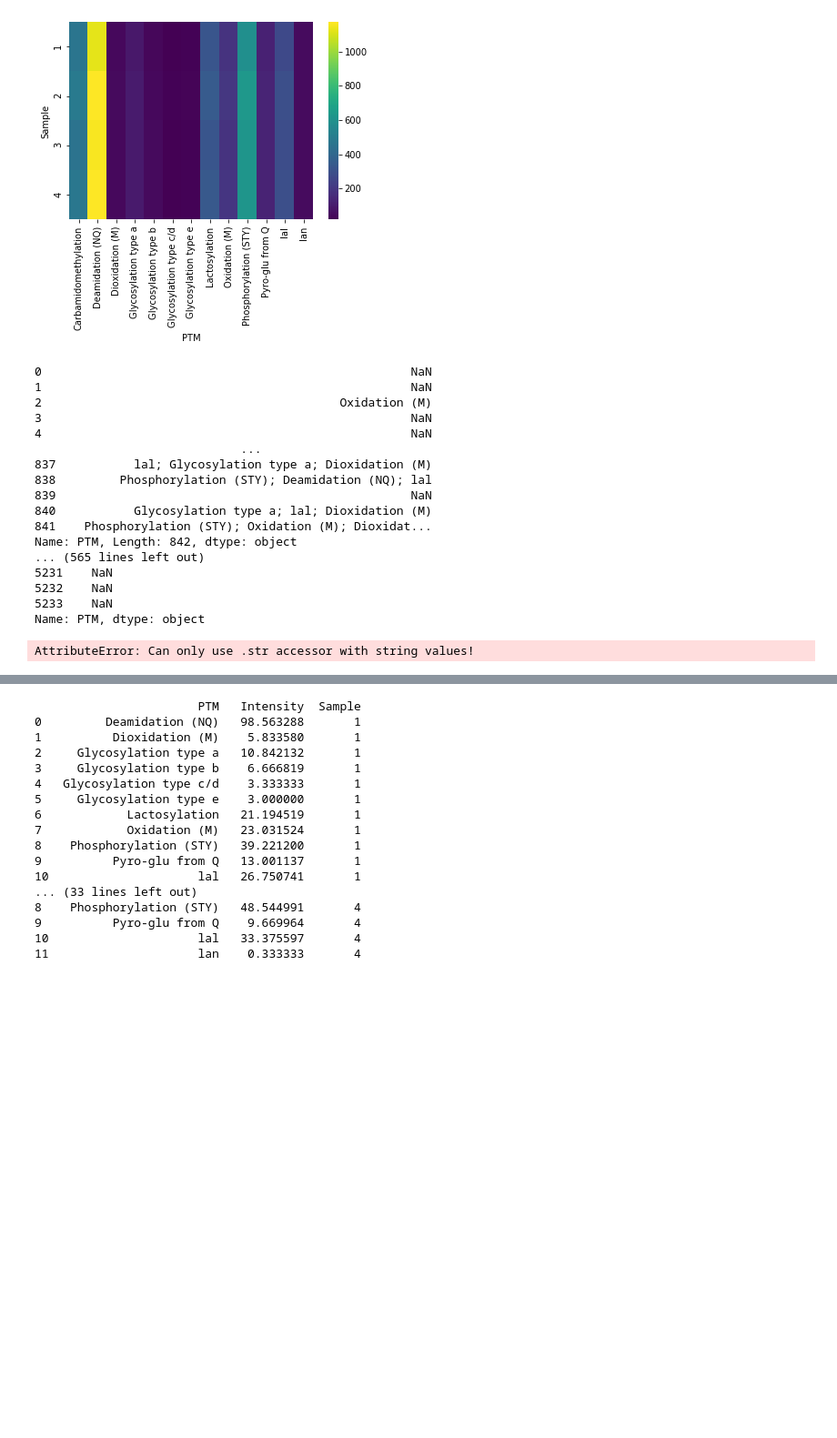
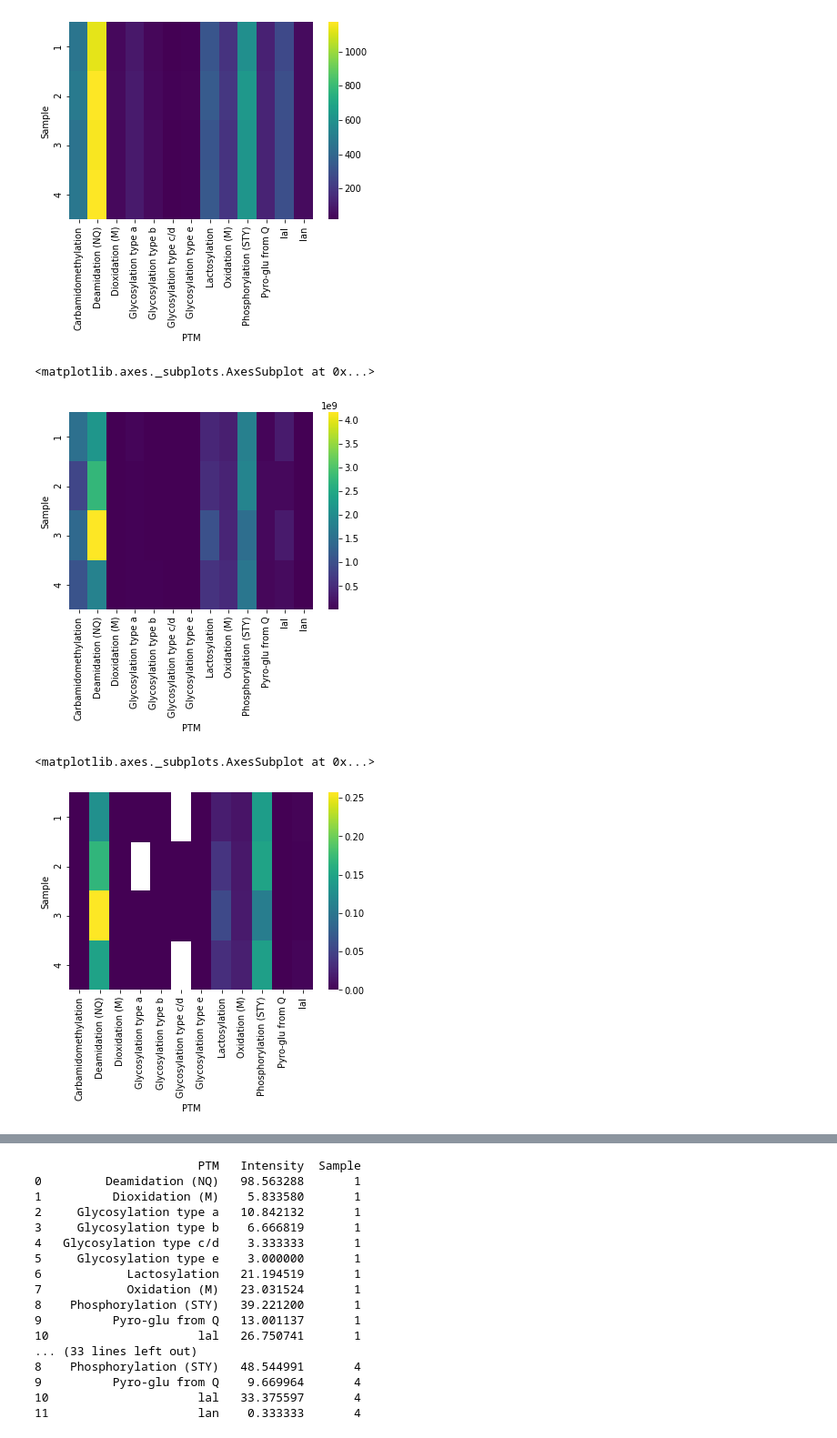
Before and after one commit to Munklinde96/Data_Visualization, a Jupyter notebook: shit_plots.ipynb, the cells around one changed output, grey strips where cells are left out. Shown at 91% size. Cells and saved outputs as stored; diff of their text form; code cells hidden in the pictures; blank space fills up the shorter version.

Commit message:
shit_plots week 2

```diff
--- a/shit_plots.ipynb
+++ b/shit_plots.ipynb
@@ -93,36 +93,24 @@ sns.heatmap(data, cmap='viridis')
 # %% [output]
 <matplotlib.axes._subplots.AxesSubplot at 0x...>
 [figure]
+# %%
+df1, df2, df3, df4 = split_data_in_samples(df)
+combined = combine_and_aggregate_intensity(df1, df2, df3, df4).sort_values(by=['PTM'])
+
+data = pd.pivot_table(data = combined, index = 'Sample', values = 'Intensity', columns='PTM')
+sns.heatmap(data, cmap='viridis')
+# %% [output]
+<matplotlib.axes._subplots.AxesSubplot at 0x...>
+[figure, added]
 # %%
-for i in range(len(dfs)):
-    df1_norm, df2_norm, df3_norm, df4_norm = split_data_in_samples(dfs[i])
-    print(dfs[i]['PTM'])
-    dfs[i] = combine_and_aggregate_intensity(df1_norm,df2_norm,df3_norm,df4_norm).sort_values(by=['PTM'])
-
-df1_norm, df2_norm, df3_norm, df4_norm = split_data_in_samples(dfs[0])
-combined = combine_and_aggregate_intensity(df1_norm,df2_norm,df3_norm,df4_norm)
+df1_norm, df2_norm, df3_norm, df4_norm = split_data_in_samples(dfs[1])
+combined = combine_and_aggregate_intensity(df1_norm,df2_norm,df3_norm,df4_norm).sort_values(by=['PTM'])
 
 data = pd.pivot_table(data = combined, index = 'Sample', values = 'Intensity', columns='PTM')
-sns.heatmap(data, cmap='viridis', annot=True, fmt='.2f')
+sns.heatmap(data, cmap='viridis')
 # %% [output]
-0                                                    NaN
-1                                                    NaN
-2                                          Oxidation (M)
-3                                                    NaN
-4                                                    NaN
-                             ...
-837           lal; Glycosylation type a; Dioxidation (M)
-838         Phosphorylation (STY); Deamidation (NQ); lal
-839                                                  NaN
-840           Glycosylation type a; lal; Dioxidation (M)
-841    Phosphorylation (STY); Oxidation (M); Dioxidat...
-Name: PTM, Length: 842, dtype: object
-... (565 lines left out)
-5231    NaN
-5232    NaN
-5233    NaN
-Name: PTM, dtype: object
+<matplotlib.axes._subplots.AxesSubplot at 0x...>
-AttributeError: Can only use .str accessor with string values!
+[figure, added]
 # %%
 df, start, end = get_cleavage_sites_for_peptides(df)
 words_string = " ".join(map(str, start))
```
Also changed, not shown: parts of 1 cell of this notebook.
